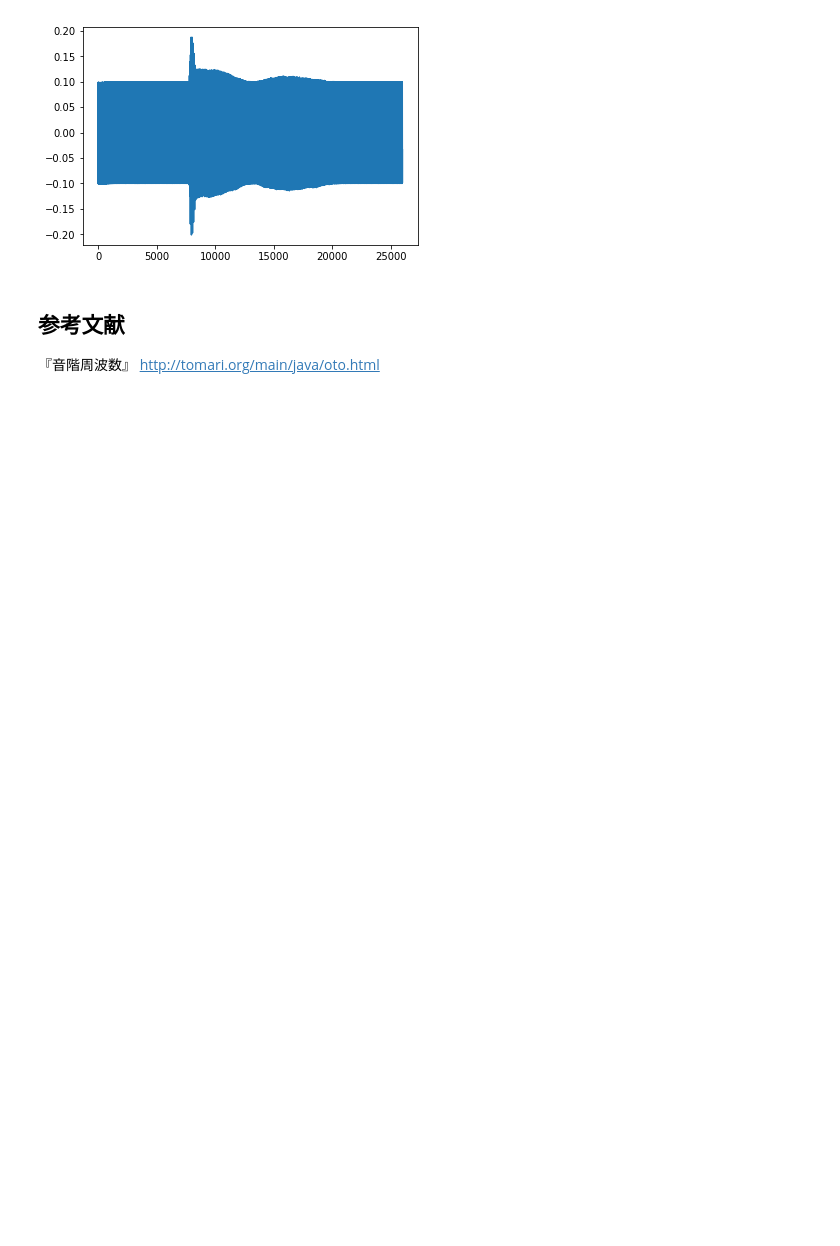
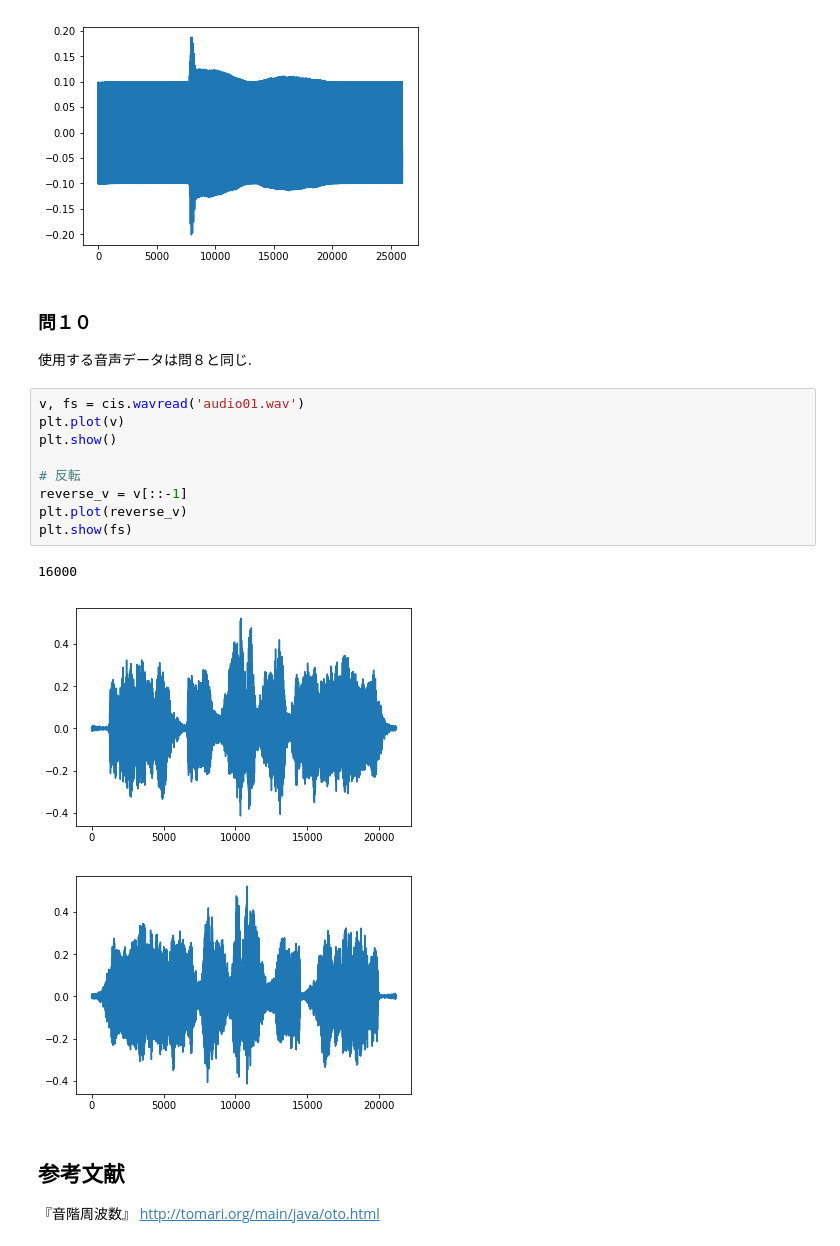
Before and after one commit to fumuumuf/train-dsp, a Jupyter notebook: work/chap01/chap01_章末問題.ipynb, the cells around one changed output. Drawn from its saved outputs; the diff is of its cells as text; blank space fills up the shorter version.

```diff
--- a/work/chap01/chap01_章末問題.ipynb
+++ b/work/chap01/chap01_章末問題.ipynb
@@ -194,6 +226,23 @@ plt.show()
 # %% [output]
 [interactive output not drawn]
 [figure]
+# %% [markdown]
+### 問１０
+
+使用する音声データは問８と同じ.
+# %%
+v, fs = cis.wavread('audio01.wav')
+plt.plot(v)
+plt.show()
+
+# 反転
+reverse_v = v[::-1]
+plt.plot(reverse_v)
+plt.show(fs)
+# %% [output]
+16000
+[figure, added]
+[figure, added]
 # %% [markdown]
 
 ## 参考文献
```
Also changed, not shown: parts of 3 cells of this notebook, 2 other files.
